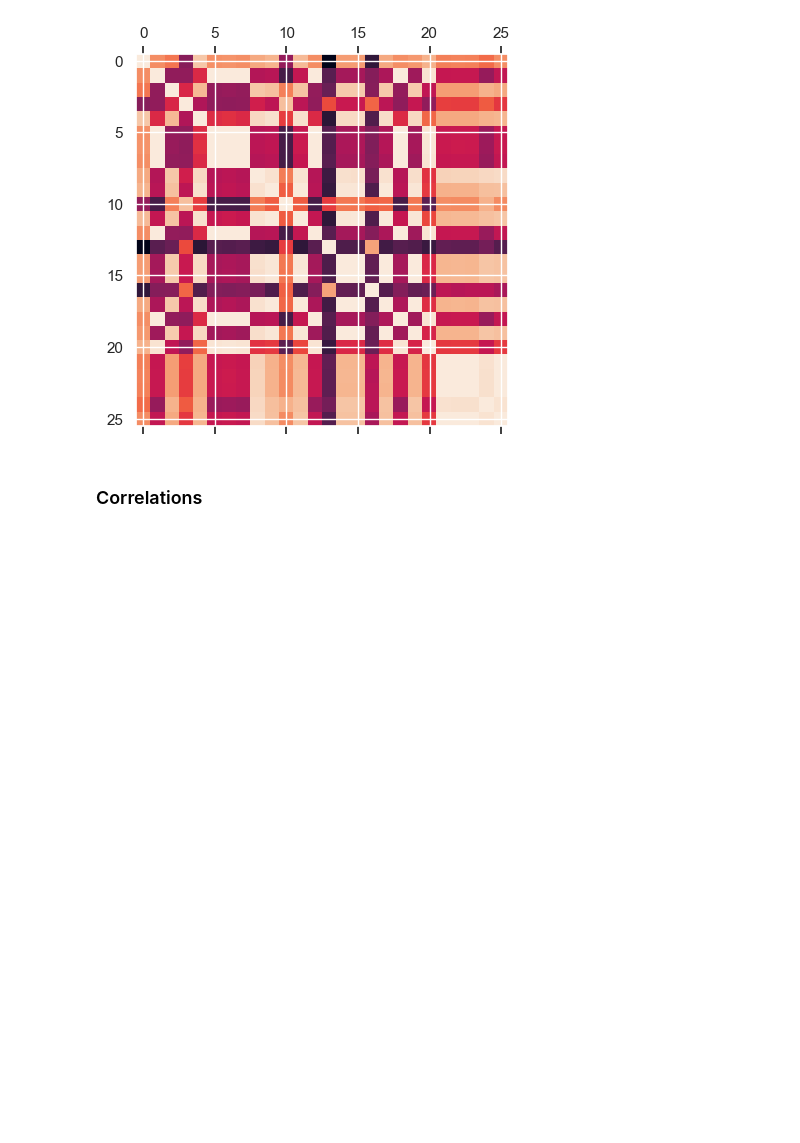
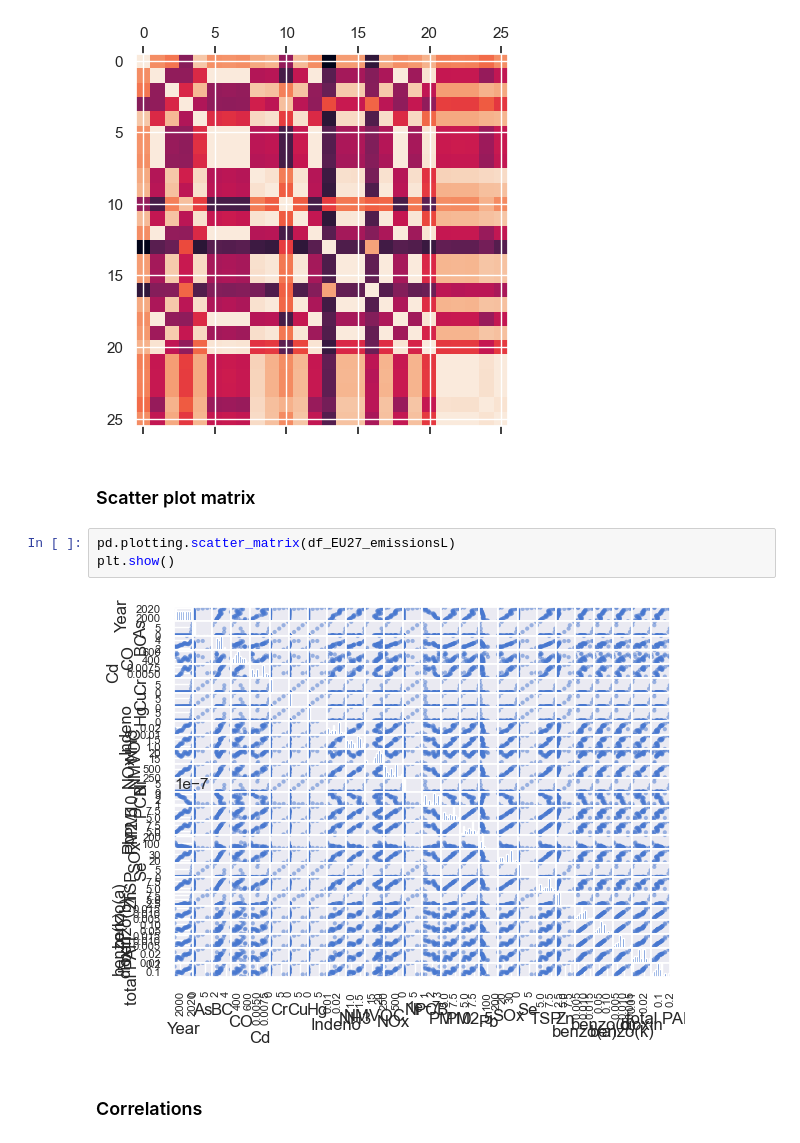
Before and after one commit to simboli/Computer-programming-and-data-management-Assignment, a Jupyter notebook: 004.Plotting.ipynb, the cells around one changed output. Drawn from its saved outputs; the diff is of its cells as text; blank space fills up the shorter version.

```diff
--- a/004.Plotting.ipynb
+++ b/004.Plotting.ipynb
@@ -171,6 +171,13 @@ plt.matshow(df_EU27_emissionsL.corr())
 # %% [output]
 <matplotlib.image.AxesImage at 0x...>
 [figure]
+# %% [markdown]
+### Scatter plot matrix
+# %%
+pd.plotting.scatter_matrix(df_EU27_emissionsL)
+plt.show()
+# %% [output]
+[figure, added]
 # %% [markdown]
 ### Correlations
 # %%
```
Also changed, not shown: 2 other files.
